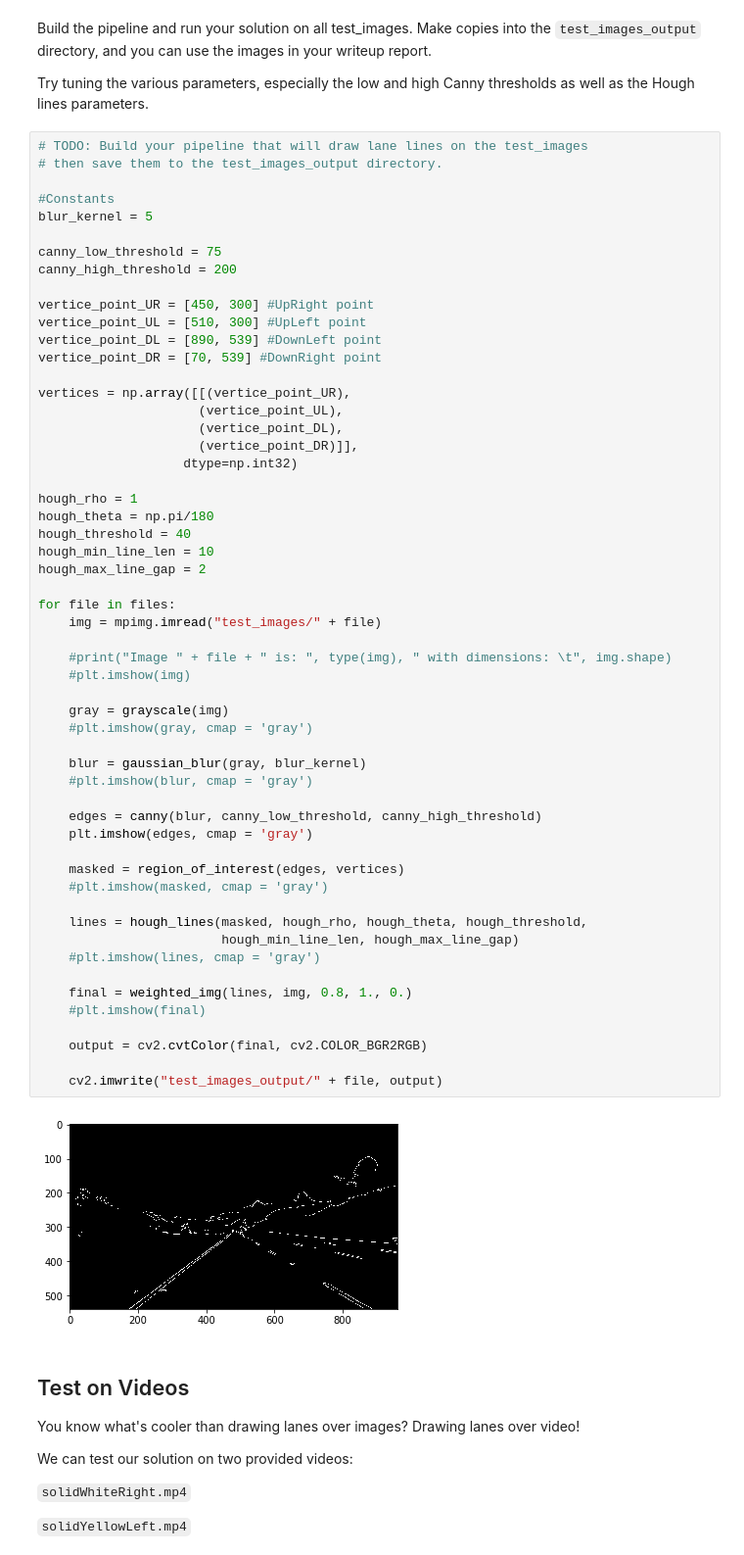
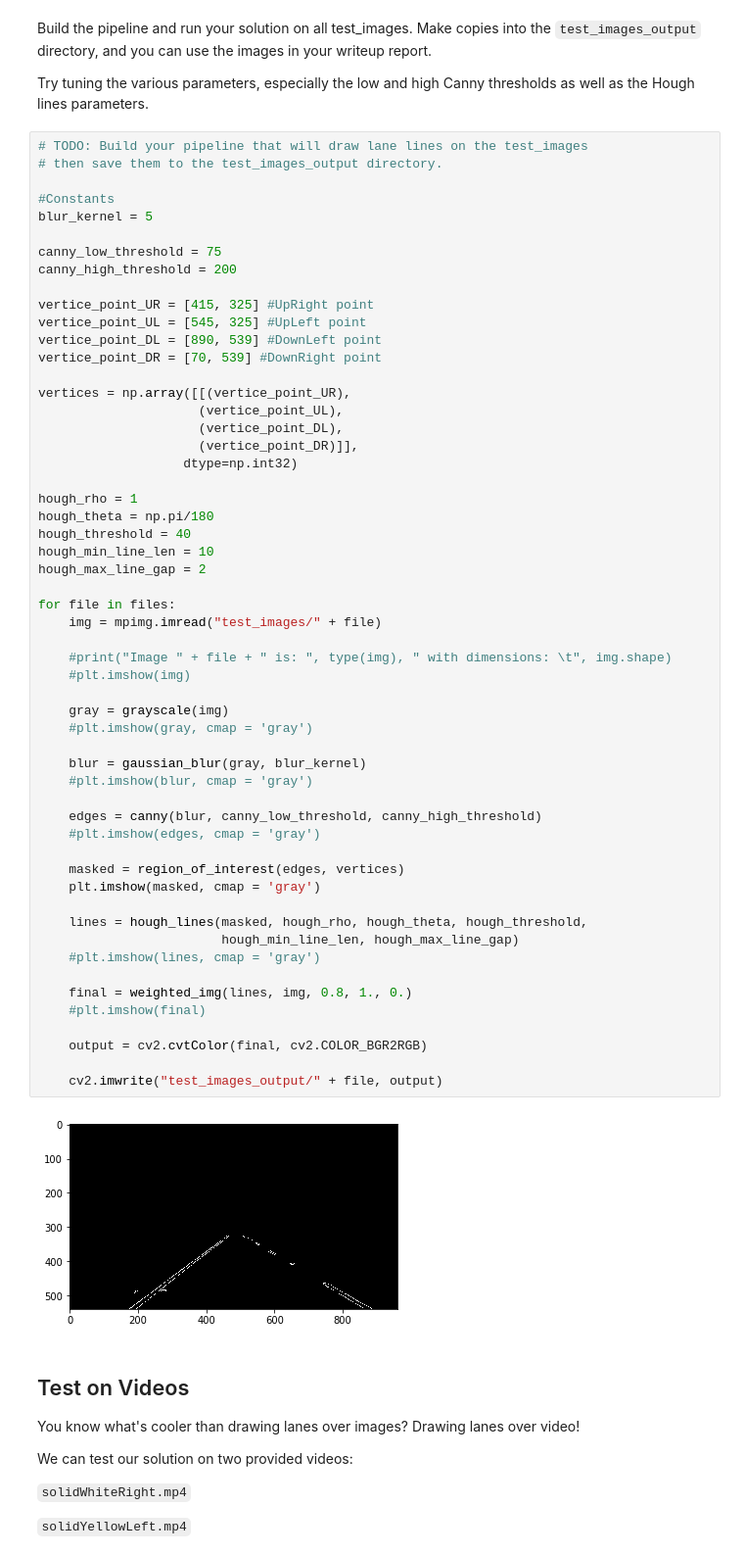
Before and after one commit to martinploom/Self_driving_car_nd_project_1, a Jupyter notebook: P1.ipynb, the cells around one changed output. Shown at 98% size. Drawn from its saved outputs; the diff is of its cells as text.

```diff
--- a/P1.ipynb
+++ b/P1.ipynb
@@ -270,8 +270,8 @@ blur_kernel = 5
 canny_low_threshold = 75
 canny_high_threshold = 200
 
-vertice_point_UR = [450, 300] #UpRight point
-vertice_point_UL = [510, 300] #UpLeft point
+vertice_point_UR = [415, 325] #UpRight point
+vertice_point_UL = [545, 325] #UpLeft point
 vertice_point_DL = [890, 539] #DownLeft point
 vertice_point_DR = [70, 539] #DownRight point
 
@@ -287,36 +287,36 @@ hough_threshold = 40
 hough_min_line_len = 10
 hough_max_line_gap = 2
 
 for file in files:
     img = mpimg.imread("test_images/" + file)
 
     #print("Image " + file + " is: ", type(img), " with dimensions: \t", img.shape)
     #plt.imshow(img)
 
     gray = grayscale(img)
     #plt.imshow(gray, cmap = 'gray')
 
     blur = gaussian_blur(gray, blur_kernel)
     #plt.imshow(blur, cmap = 'gray')
 
     edges = canny(blur, canny_low_threshold, canny_high_threshold)
-    plt.imshow(edges, cmap = 'gray')
+    #plt.imshow(edges, cmap = 'gray')
 
     masked = region_of_interest(edges, vertices)
-    #plt.imshow(masked, cmap = 'gray')
+    plt.imshow(masked, cmap = 'gray')
 
     lines = hough_lines(masked, hough_rho, hough_theta, hough_threshold,
                         hough_min_line_len, hough_max_line_gap)
     #plt.imshow(lines, cmap = 'gray')
 
     final = weighted_img(lines, img, 0.8, 1., 0.)
     #plt.imshow(final)
 
     output = cv2.cvtColor(final, cv2.COLOR_BGR2RGB)
 
     cv2.imwrite("test_images_output/" + file, output)
 # %% [output]
-[figure, old version]
+[figure, new version]
 # %% [markdown]
 ## Test on Videos
 
```
Also changed, not shown: parts of 3 cells of this notebook, 10 other files.
